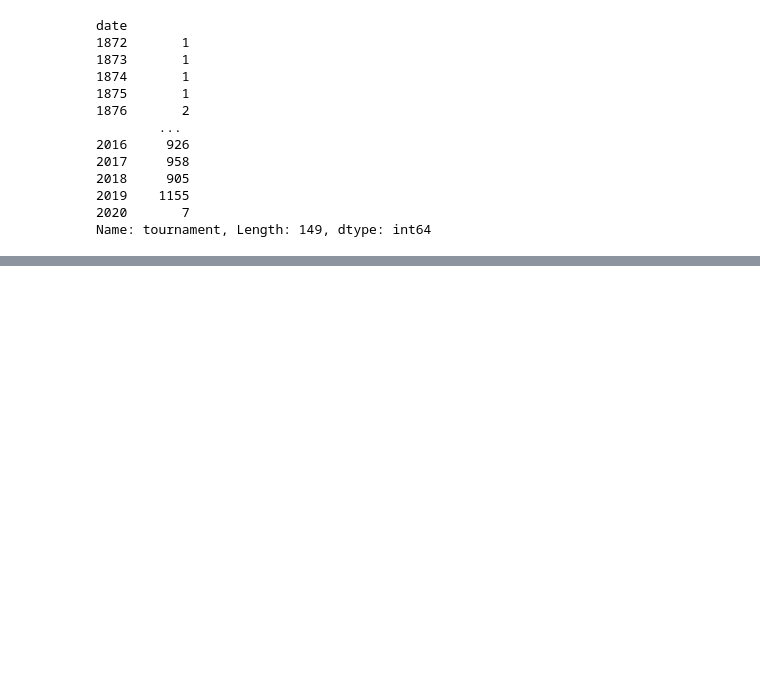
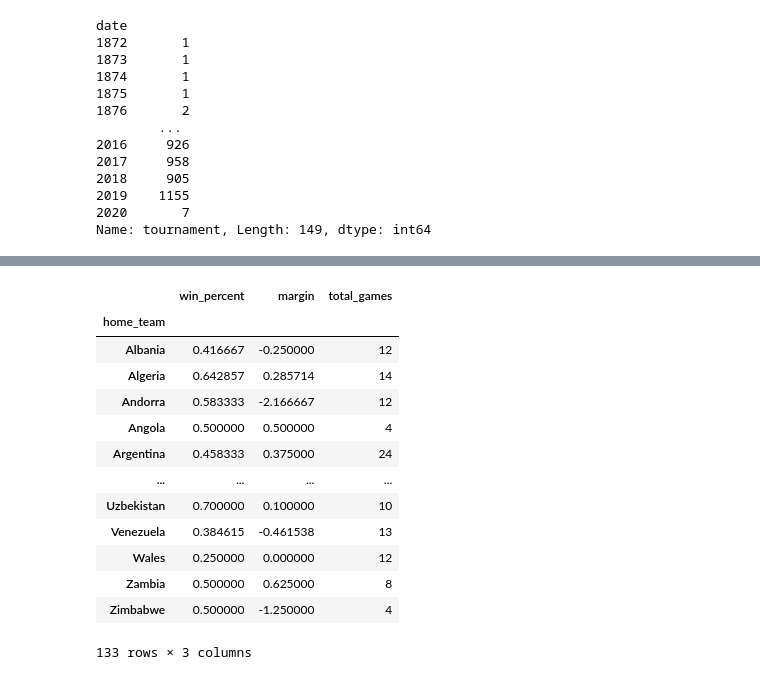
Before and after one commit to CS1951A-S21-Brown/hw6-dataviz-joshuaneronha, a Jupyter notebook: Untitled.ipynb, the cells around one changed output, grey strips where cells are left out. Saved outputs shown, nothing was run; the diff lists cells and outputs as text; code cells hidden in the pictures; blank space fills up the shorter version.

```diff
--- a/Untitled.ipynb
+++ b/Untitled.ipynb
@@ -157,0 +196,3 @@ Name: tournament, Length: 149, dtype: int64
+# %%
+home_count = football_df[['date','home_team','home_win','away_team','score_diff_h']].groupby('home_team').count()['date']
+away_count = football_df[['date','home_team','home_win','away_team','score_diff_a']].groupby('away_team').count()['date']
@@ -157,0 +215,25 @@ Name: tournament, Length: 149, dtype: int64
+# %%
+stats_table = home_wins.join(home_count).join(away_wins,rsuffix='away').join(away_count,rsuffix='away')
+# %%
+stats_table['win_percent'] = ((stats_table['home_win'] * stats_table['date']) + (stats_table['home_winaway'] * stats_table['dateaway'])) / (stats_table['date'] + stats_table['dateaway'])
+stats_table['margin'] = ((stats_table['score_diff_h'] * stats_table['date']) + (stats_table['score_diff_a'] * stats_table['dateaway'])) / (stats_table['date'] + stats_table['dateaway'])
+stats_table['total_games'] = stats_table['date'] + stats_table['dateaway']
+# %%
+stats_table = stats_table[['win_percent','margin','total_games']]
+# %%
+stats_table
+# %% [output]
+|  | win_percent | margin | total_games |
+| home_team |  |  |  |
+| Albania | 0.416667 | -0.250000 | 12 |
+| Algeria | 0.642857 | 0.285714 | 14 |
+| Andorra | 0.583333 | -2.166667 | 12 |
+| Angola | 0.500000 | 0.500000 | 4 |
+| Argentina | 0.458333 | 0.375000 | 24 |
+| ... | ... | ... | ... |
+| Uzbekistan | 0.700000 | 0.100000 | 10 |
+| Venezuela | 0.384615 | -0.461538 | 13 |
+| Wales | 0.250000 | 0.000000 | 12 |
+| Zambia | 0.500000 | 0.625000 | 8 |
+| Zimbabwe | 0.500000 | -1.250000 | 4 |
+133 rows × 3 columns
```
Also changed, not shown: parts of 24 cells of this notebook, 6 other files.
